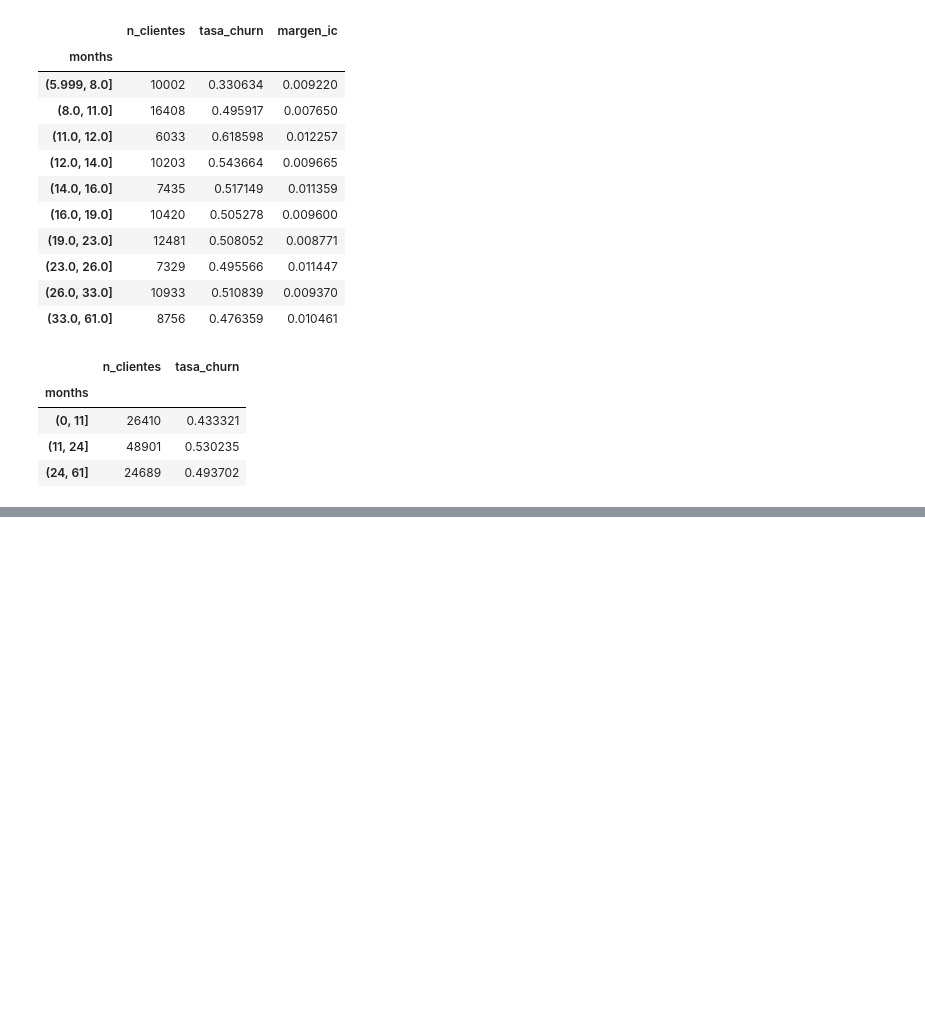
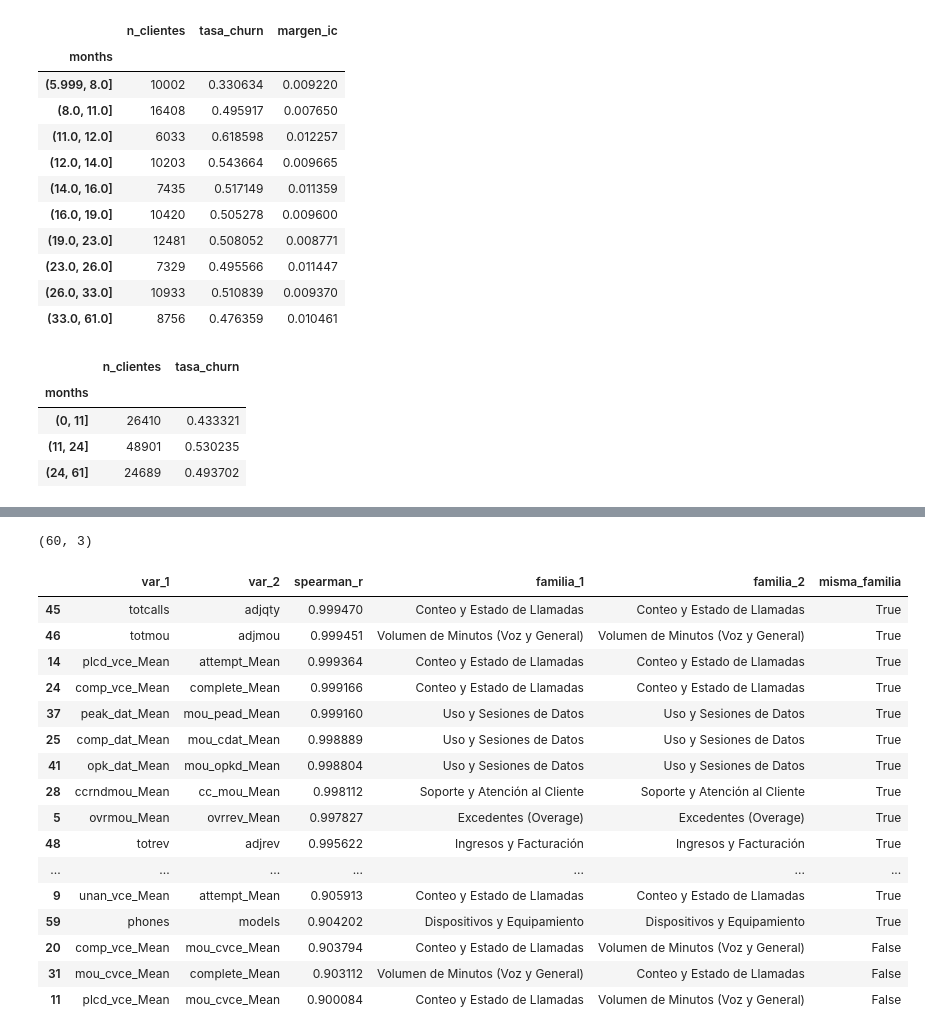
Before and after one commit to DpalaciosR20/churn-sdg, a Jupyter notebook: notebooks/02_eda.ipynb, the cells around one changed output, grey strips where cells are left out. Cells and saved outputs as stored; diff of their text form; code cells hidden in the pictures; blank space fills up the shorter version.

Commit message:
Agrega análisis de llamadas a soporte y correlación de Spearman

```diff
--- a/notebooks/02_eda.ipynb
+++ b/notebooks/02_eda.ipynb
@@ -53,0 +210,66 @@ fig = graficar_tasa(
+# %%
+pares_alta_corr.shape
+# %% [output]
+(60, 3)
+# %%
+familias_variables = {
+    "Ingresos y Facturación": [
+        "rev_Mean", "avg3rev", "avg6rev", "avgrev", "totrev", "adjrev"
+    ],
+    "Excedentes (Overage)": [
+        "ovrmou_Mean", "ovrrev_Mean", "vceovr_Mean"
+    ],
+    "Volumen de Minutos (Voz y General)": [
+        "mou_Mean", "avg3mou", "avg6mou", "avgmou", "totmou", "adjmou",
+        "mou_cvce_Mean", "mou_peav_Mean", "mou_opkv_Mean", "mou_rvce_Mean",
+        "mouowylisv_Mean", "mouiwylisv_Mean", "inonemin_Mean"
+    ],
+    "Conteo y Estado de Llamadas": [
+        "totcalls", "adjqty", "avgqty", "avg3qty", "avg6qty",
+        "attempt_Mean", "complete_Mean", "plcd_vce_Mean", "comp_vce_Mean",
+        "peak_vce_Mean", "opk_vce_Mean", "recv_vce_Mean", "unan_vce_Mean",
+        "owylis_vce_Mean", "iwylis_vce_Mean"
+    ],
+    "Uso y Sesiones de Datos": [
+        "plcd_dat_Mean", "comp_dat_Mean", "mou_cdat_Mean",
+        "peak_dat_Mean", "mou_pead_Mean", "opk_dat_Mean", "mou_opkd_Mean"
+    ],
+    "Soporte y Atención al Cliente": [
+        "custcare_Mean", "cc_mou_Mean", "ccrndmou_Mean"
+    ],
+    "Dispositivos y Equipamiento": [
+        "phones", "models"
+    ]
+}
+# %%
+# Invertir el diccionario para mapeo: {columna: familia}
+var_a_familia = {
+    var: familia
+    for familia, vars_list in familias_variables.items()
+    for var in vars_list
+}
+
+# Asignar familias a tabla de correlaciones
+pares_alta_corr["familia_1"] = pares_alta_corr["var_1"].map(var_a_familia).fillna("Otros")
+pares_alta_corr["familia_2"] = pares_alta_corr["var_2"].map(var_a_familia).fillna("Otros")
+pares_alta_corr["misma_familia"] = pares_alta_corr["familia_1"] == pares_alta_corr["familia_2"]
+
+display(pares_alta_corr)
+# %% [output]
+|  | var_1 | var_2 | spearman_r | familia_1 | familia_2 | misma_familia |
+| 45 | totcalls | adjqty | 0.999470 | Conteo y Estado de Llamadas | Conteo y Estado de Llamadas | True |
+| 46 | totmou | adjmou | 0.999451 | Volumen de Minutos (Voz y General) | Volumen de Minutos (Voz y General) | True |
+| 14 | plcd_vce_Mean | attempt_Mean | 0.999364 | Conteo y Estado de Llamadas | Conteo y Estado de Llamadas | True |
+| 24 | comp_vce_Mean | complete_Mean | 0.999166 | Conteo y Estado de Llamadas | Conteo y Estado de Llamadas | True |
+| 37 | peak_dat_Mean | mou_pead_Mean | 0.999160 | Uso y Sesiones de Datos | Uso y Sesiones de Datos | True |
+| 25 | comp_dat_Mean | mou_cdat_Mean | 0.998889 | Uso y Sesiones de Datos | Uso y Sesiones de Datos | True |
+| 41 | opk_dat_Mean | mou_opkd_Mean | 0.998804 | Uso y Sesiones de Datos | Uso y Sesiones de Datos | True |
+| 28 | ccrndmou_Mean | cc_mou_Mean | 0.998112 | Soporte y Atención al Cliente | Soporte y Atención al Cliente | True |
+| 5 | ovrmou_Mean | ovrrev_Mean | 0.997827 | Excedentes (Overage) | Excedentes (Overage) | True |
+| 48 | totrev | adjrev | 0.995622 | Ingresos y Facturación | Ingresos y Facturación | True |
+| ... | ... | ... | ... | ... | ... | ... |
+| 9 | unan_vce_Mean | attempt_Mean | 0.905913 | Conteo y Estado de Llamadas | Conteo y Estado de Llamadas | True |
+| 59 | phones | models | 0.904202 | Dispositivos y Equipamiento | Dispositivos y Equipamiento | True |
+| 20 | comp_vce_Mean | mou_cvce_Mean | 0.903794 | Conteo y Estado de Llamadas | Volumen de Minutos (Voz y General) | False |
+| 31 | mou_cvce_Mean | complete_Mean | 0.903112 | Volumen de Minutos (Voz y General) | Conteo y Estado de Llamadas | False |
+| 11 | plcd_vce_Mean | mou_cvce_Mean | 0.900084 | Conteo y Estado de Llamadas | Volumen de Minutos (Voz y General) | False |
```
Also changed, not shown: parts of 14 cells of this notebook, 2 other files.
